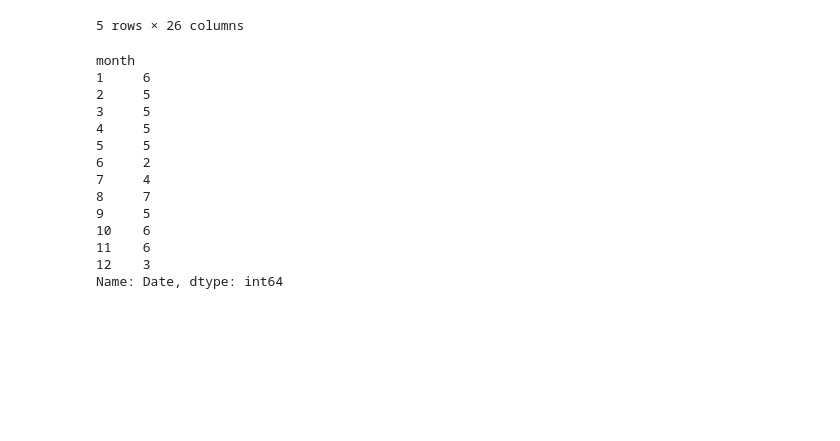
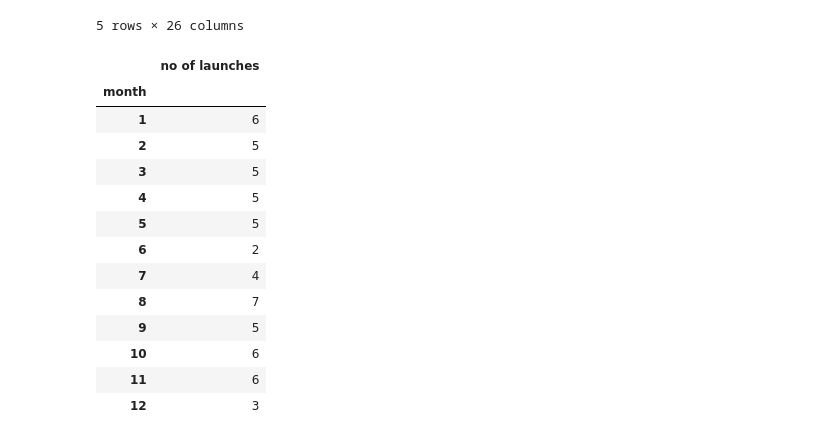
Before and after one commit to linqus/rocket-launch-delays, a Jupyter notebook: launches.ipynb, the cells around one changed output. Saved outputs shown, nothing was run; the diff lists cells and outputs as text; code cells hidden in the pictures; blank space fills up the shorter version.

```diff
--- a/launches.ipynb
+++ b/launches.ipynb
@@ -101,24 +101,25 @@ launch_data.head()
 5 rows × 26 columns
 # %%
 from datetime import datetime
-launched = launch_data[launch_data['Launched?'] == 'Y'][['Date','Crewed or Uncrewed','Condition']]
-launched['month'] =  pd.DatetimeIndex(launched['Date']).month
+launches = launch_data[launch_data['Launched?'] == 'Y'][['Date','Crewed or Uncrewed','Condition']]
+launches['month'] =  pd.DatetimeIndex(launches['Date']).month
 #launched['year'] = pd.DatetimeIndex(launched['Date']).year
 
 
-launched.groupby(['month']).count().renename(columns={'Date':'coun'}
+launched = launches[['month','Date']].groupby(['month']).count().rename(columns={'Date':'no of launches'})
+launched
 # %% [output]
-month
-1     6
-2     5
-3     5
-4     5
-5     5
-6     2
-7     4
-8     7
-9     5
-10    6
-11    6
-12    3
-Name: Date, dtype: int64
+|  | no of launches |
+| month |  |
+| 1 | 6 |
+| 2 | 5 |
+| 3 | 5 |
+| 4 | 5 |
+| 5 | 5 |
+| 6 | 2 |
+| 7 | 4 |
+| 8 | 7 |
+| 9 | 5 |
+| 10 | 6 |
+| 11 | 6 |
+| 12 | 3 |
```
Also changed, not shown: parts of 11 cells of this notebook.
